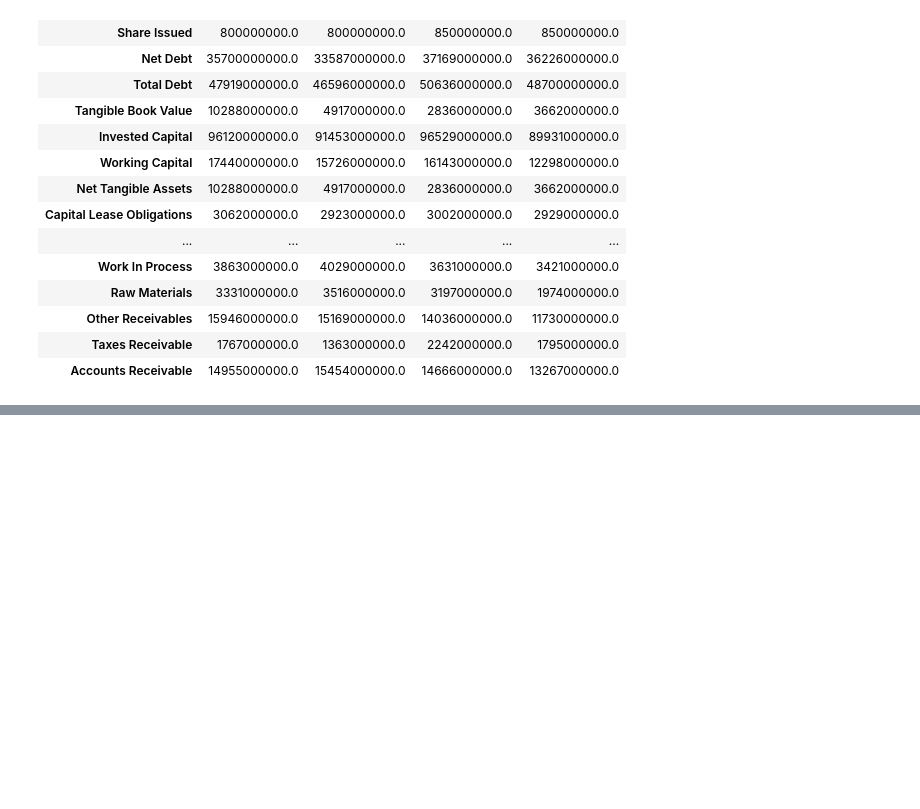
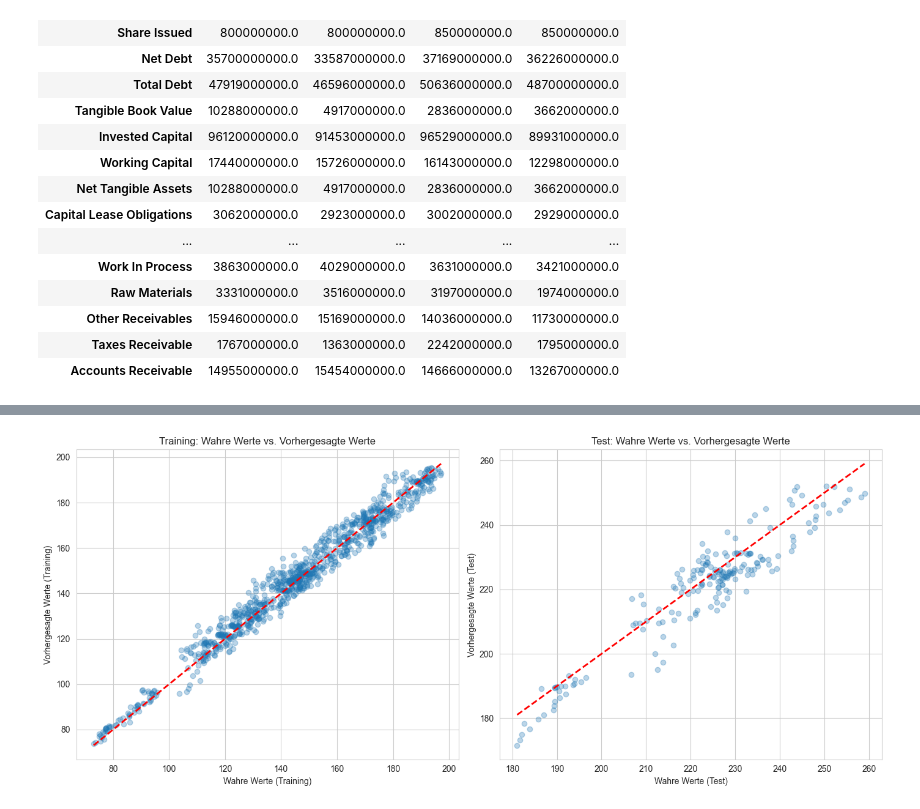
Before and after one commit to altendeh/Digitale-Unternehmensfuehrung, a Jupyter notebook: get_data/API_testing.ipynb, the cells around one changed output, grey strips where cells are left out. Saved outputs shown, nothing was run; the diff lists cells and outputs as text; code cells hidden in the pictures; blank space fills up the shorter version.

```diff
--- a/get_data/API_testing.ipynb
+++ b/get_data/API_testing.ipynb
@@ -217,0 +363,23 @@ historical_data.head()
+# %%
+# Trainingsvorhersagen plotten
+plt.figure(figsize=(14, 6))
+
+plt.subplot(1, 2, 1)
+plt.scatter(y_train, train_predict, alpha=0.3)
+plt.plot([y_train.min(), y_train.max()], [y_train.min(), y_train.max()], '--r', linewidth=2)
+plt.xlabel('Wahre Werte (Training)')
+plt.ylabel('Vorhergesagte Werte (Training)')
+plt.title('Training: Wahre Werte vs. Vorhergesagte Werte')
+
+# Testvorhersagen plotten
+plt.subplot(1, 2, 2)
+plt.scatter(y_test, test_predict, alpha=0.3)
+plt.plot([y_test.min(), y_test.max()], [y_test.min(), y_test.max()], '--r', linewidth=2)
+plt.xlabel('Wahre Werte (Test)')
+plt.ylabel('Vorhergesagte Werte (Test)')
+plt.title('Test: Wahre Werte vs. Vorhergesagte Werte')
+
+plt.tight_layout()
+plt.show()
+# %% [output]
+[figure, added]
```
Also changed, not shown: parts of 19 cells of this notebook.
